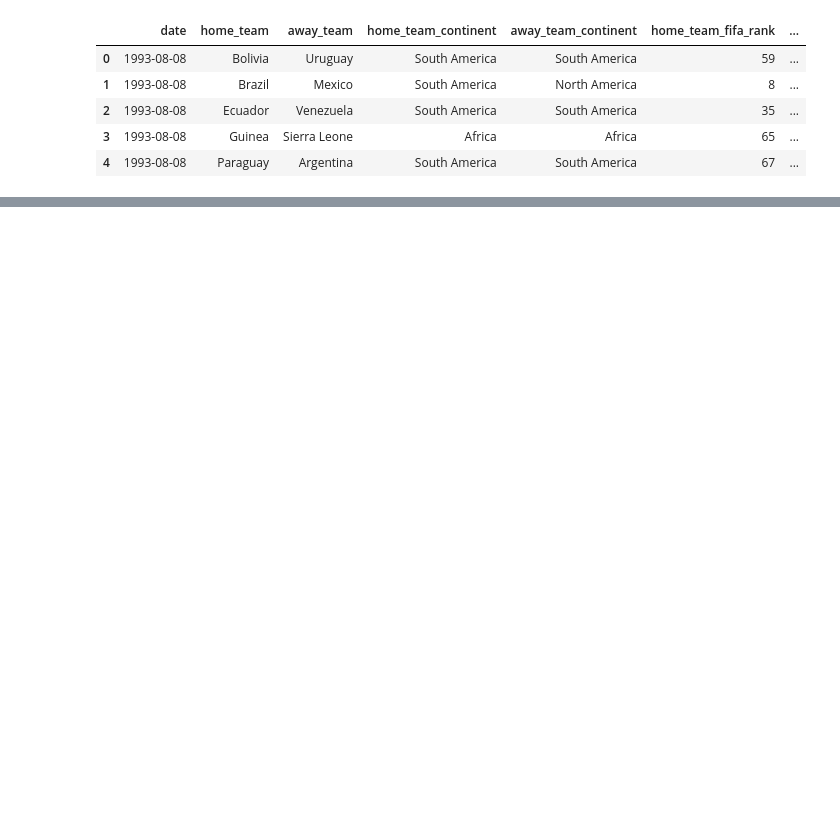
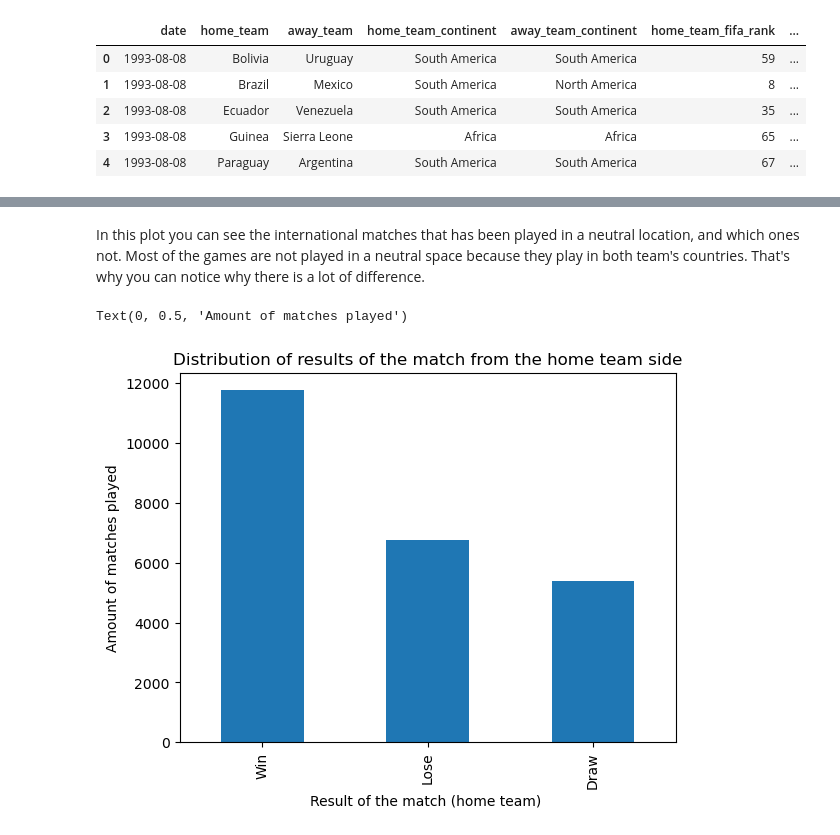
Before and after one commit to Jesusgsc29/International-Soccer-Matches, a Jupyter notebook: DataScienceProject.ipynb, the cells around one changed output, grey strips where cells are left out. Drawn from its saved outputs; the diff is of its cells as text; code cells hidden in the pictures; blank space fills up the shorter version.

```diff
--- a/DataScienceProject.ipynb
+++ b/DataScienceProject.ipynb
@@ -30,0 +43,10 @@ soccer_match.head()
+# %% [markdown]
+In this plot you can see the international matches that has been played in a neutral location, and which ones not. Most of the games are not played in a neutral space because they play in both team's countries. That's why you can notice why there is a lot of difference.
+# %%
+soccer_match["home_team_result"].value_counts().plot(kind = "bar")
+plt.title("Distribution of results of the match from the home team side")
+plt.xlabel("Result of the match (home team) ")
+plt.ylabel("Amount of matches played")
+# %% [output]
+Text(0, 0.5, 'Amount of matches played')
+[figure, added]
```
Also changed, not shown: parts of 8 cells of this notebook.
